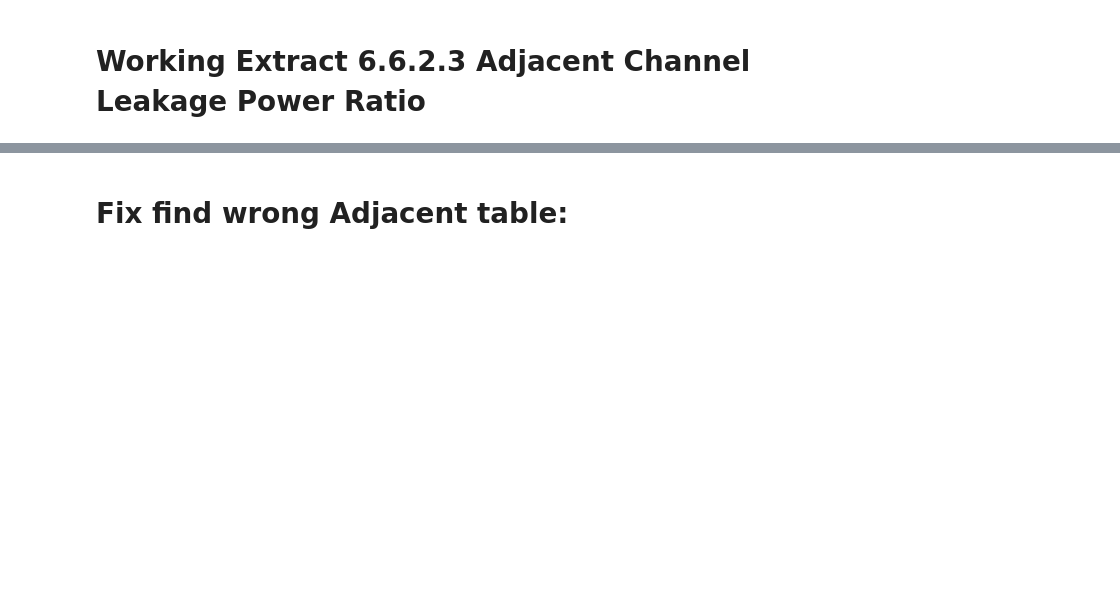
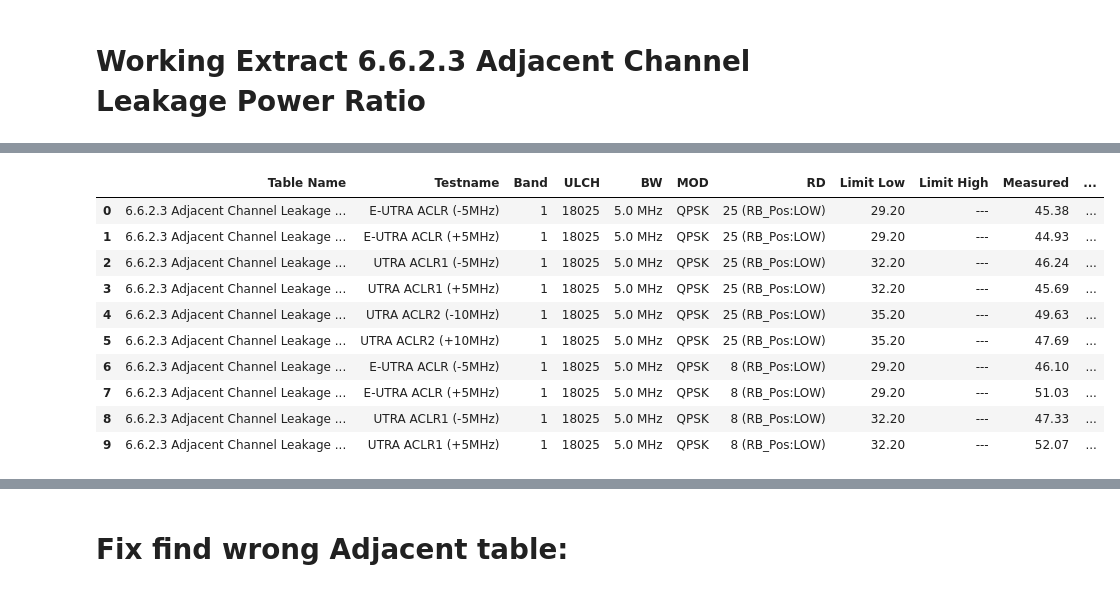
Before and after one commit to huynguyen789/paul-processing-tool, a Jupyter notebook: main.ipynb, the cells around one changed output, grey strips where cells are left out. Saved outputs shown, nothing was run; the diff lists cells and outputs as text; code cells hidden in the pictures; blank space fills up the shorter version.

```diff
--- a/main.ipynb
+++ b/main.ipynb
@@ -562,6 +506,7 @@ def find_target_table(tables, desired_name):
     current_table = None
     desired_tables = []
     rows_before_process = 0
+    special_case = False
     #Run through table_list
     for table in tables:
         first_cell = table.df.iloc[0,0].split('\n')[0]
@@ -573,7 +518,18 @@ def find_target_table(tables, desired_name):
 
             if current_table is None:
                 current_table = table.df.copy()
-                rows_before_process = current_table.shape[0]
+                rows_before_process = current_table.shape[0]-2
+
+                # Check & handle special case:
+                if current_table.shape[1] == 1:
+                    print(f"Special case detected: {current_table.shape}")
+                    camelot.plot(table,kind='contour').show()
+                    camelot.plot(table,kind='joint').show()
+
+                    special_case = True
+                #     # Handle the special case
+                #     current_table = handle_special_case(current_table)
+
             # print(f"Found start of new desired table:")
             # display(current_table)
 
@@ -589,10 +545,20 @@ def find_target_table(tables, desired_name):
             table.df = clean_table(table.df)
             # print(f"Continuous table after cleaning:")
             # display(table.df)
+
+            #CONCAT TABLE:
             current_table = pd.concat([current_table, table.df])
             rows_before_process += table.df.shape[0]
             # print(f"Table after concat:")
             # display(current_table)
+            if special_case:
+                # Handle the special case
+                current_table = handle_special_case(current_table)
+                special_case = False  # Reset the flag
+            # print(f"Table after fix special case:")
+            # display(current_table)
+
+
 
         else:
             #else: return the current table, and reset the current_table to None
@@ -641,12 +607,10 @@ def process_tables(tables):
         # Split the first cell of the first row and use it as column headers
         first_row = table.iloc[0, 0]
         headers = first_row.split('\n')
-        print(f"First row: {first_row}")
-        print(f"Headers: {headers}")
+        # print(f"First row: {first_row}")
+        # print(f"Headers: {headers}")
         # headers.append("MissingHeader")
         table.columns = headers
-        #print name of columns in table:
-        print(f"Table columns: {table.columns.values}")
 
         # Extract the table name from the first row
         table_name = table.iloc[0, 0].split('\n')[0]
@@ -726,6 +690,34 @@ def process_tables(tables):
 
     return processed_tables
 
+def handle_special_case(current_table):
+    """
+    Handle special case where table at end of pdf: camelot parse weird format: missing info
+    Table only has one column.
+    Split the information in the cell into different columns.
+    """
+    # Loop through all the rows in the current table
+    for row_index in range(current_table.shape[0]):
+
+        # Check if the row contains "dB" or "Passed"
+        if "dB" in current_table.iloc[row_index, 0] or "Passed" in current_table.iloc[row_index, 0]:
+
+            # Split the row into different parts
+            row_parts = current_table.iloc[row_index, 0].split('\n')
+
+            # Assign each part to its corresponding column
+            current_table.iloc[row_index, 1] = row_parts[1]
+            current_table.iloc[row_index, 4] = row_parts[3]
+            current_table.iloc[row_index, 5] = row_parts[4]
+            current_table.iloc[row_index, 2] = '---'
+            # Remove the parts that have been moved from the row_parts list
+            del row_parts[1:5]
+
+            # Join the remaining parts and update the original cell
+            current_table.iloc[row_index, 0] = '\n'.join(row_parts)
+
+    return current_table
+
 def select_file():
     # Add a GUI file picker
     root = tk.Tk()
@@ -744,8 +736,10 @@ def concatenate_tables(clean_tables, target_table, pdf_file):
     else:
         all_tables = pd.concat(clean_tables, ignore_index=True)
         display(all_tables.head(10)) # Display the first few rows of the resulting dataframe
+        #Extract table name:
+        table_name = target_table.split()[1]
         # Save to Excel using file name
-        excel_file = f"{target_table}_{file_name}.xlsx"
+        excel_file = f"{table_name}_{file_name}.xlsx"
         all_tables.to_excel(excel_file, index=False)
 
         # Auto open folder:
@@ -759,14 +753,6 @@ def concatenate_tables(clean_tables, target_table, pdf_file):
 
         return all_tables
 
-
-# # Extract name without extension
-# file_name = os.path.splitext(os.path.basename(pdf_file))[0]
-
-# "LTE_3GPP_v15_r8_FDD_FORD_All_TEMPS_TCU2_5_ROW_012023_5GSIM_AT_2023-06-28_16-27-57_188.pdf"
-#  "25C_DATA_Extract(1temperatureOnly).pdf"
-# "300_pages_extract.pdf"
-"30pages_6.6.2.3_Adjacent_Channel.pdf"
 
 
 #Run through all pages, get table, concatentate, clean --> clean dataframes:
@@ -831,13 +817,16 @@ def run(pdf_file, target_table):
 
 
 #Set up target table:
-# target_table = "6.2.2 Maximum Output Power"
+
 # pdf_file = "/Users/huyknguyen/Desktop/paul-processing-tool/pdf/300_pages_extract.pdf"
 
-target_table = "6.6.2.3 Adjacent Channel Leakage Power Ratio"
+target_table_Adj = "6.6.2.3 Adjacent Channel Leakage Power Ratio"
+target_table_Max = "6.2.2 Maximum Output Power"
 # pdf_file = "6.6.2.3 500 pages.pdf"
 pdf_file = "4436pages.pdf"
+pdf_file = "/Users/huyknguyen/Desktop/paul-processing-tool/pdf/30pages_6.6.2.3_Adjacent_Channel.pdf"
 
 
 # pdf_file = select_file()
-run(pdf_file, target_table)
+run(pdf_file, target_table_Adj)
+# %% [output]
@@ -843,0 +891,11 @@ run(pdf_file, target_table)
+|  | Table Name | Testname | Band | ULCH | BW | MOD | RD | Limit Low | Limit High | Measured | ... |
+| 0 | 6.6.2.3 Adjacent Channel Leakage ... | E-UTRA ACLR (-5MHz) | 1 | 18025 | 5.0 MHz | QPSK | 25 (RB_Pos:LOW) | 29.20 | --- | 45.38 | ... |
+| 1 | 6.6.2.3 Adjacent Channel Leakage ... | E-UTRA ACLR (+5MHz) | 1 | 18025 | 5.0 MHz | QPSK | 25 (RB_Pos:LOW) | 29.20 | --- | 44.93 | ... |
+| 2 | 6.6.2.3 Adjacent Channel Leakage ... | UTRA ACLR1 (-5MHz) | 1 | 18025 | 5.0 MHz | QPSK | 25 (RB_Pos:LOW) | 32.20 | --- | 46.24 | ... |
+| 3 | 6.6.2.3 Adjacent Channel Leakage ... | UTRA ACLR1 (+5MHz) | 1 | 18025 | 5.0 MHz | QPSK | 25 (RB_Pos:LOW) | 32.20 | --- | 45.69 | ... |
+| 4 | 6.6.2.3 Adjacent Channel Leakage ... | UTRA ACLR2 (-10MHz) | 1 | 18025 | 5.0 MHz | QPSK | 25 (RB_Pos:LOW) | 35.20 | --- | 49.63 | ... |
+| 5 | 6.6.2.3 Adjacent Channel Leakage ... | UTRA ACLR2 (+10MHz) | 1 | 18025 | 5.0 MHz | QPSK | 25 (RB_Pos:LOW) | 35.20 | --- | 47.69 | ... |
+| 6 | 6.6.2.3 Adjacent Channel Leakage ... | E-UTRA ACLR (-5MHz) | 1 | 18025 | 5.0 MHz | QPSK | 8 (RB_Pos:LOW) | 29.20 | --- | 46.10 | ... |
+| 7 | 6.6.2.3 Adjacent Channel Leakage ... | E-UTRA ACLR (+5MHz) | 1 | 18025 | 5.0 MHz | QPSK | 8 (RB_Pos:LOW) | 29.20 | --- | 51.03 | ... |
+| 8 | 6.6.2.3 Adjacent Channel Leakage ... | UTRA ACLR1 (-5MHz) | 1 | 18025 | 5.0 MHz | QPSK | 8 (RB_Pos:LOW) | 32.20 | --- | 47.33 | ... |
+| 9 | 6.6.2.3 Adjacent Channel Leakage ... | UTRA ACLR1 (+5MHz) | 1 | 18025 | 5.0 MHz | QPSK | 8 (RB_Pos:LOW) | 32.20 | --- | 52.07 | ... |
```
Also changed, not shown: parts of 6 cells of this notebook, 3 other files.
